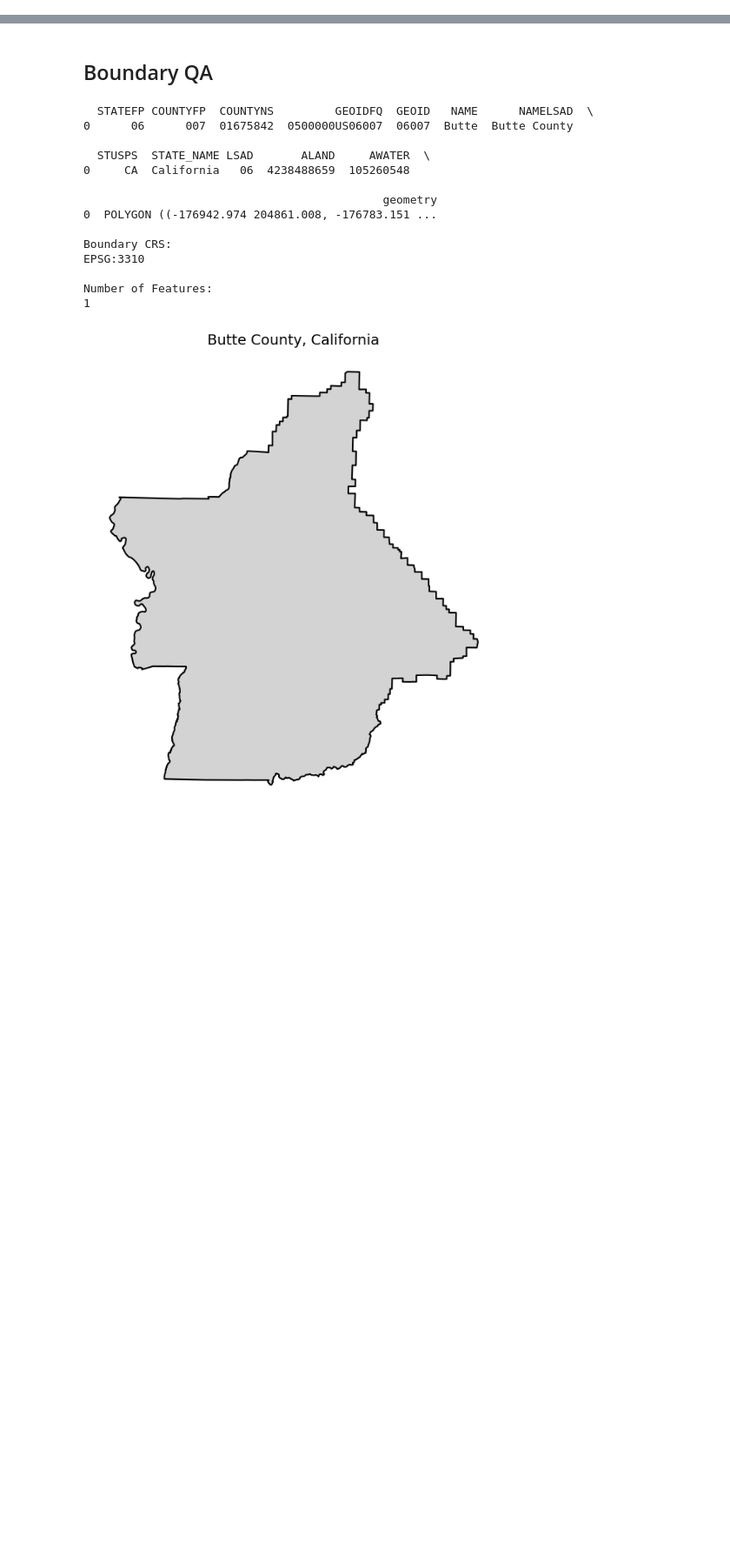
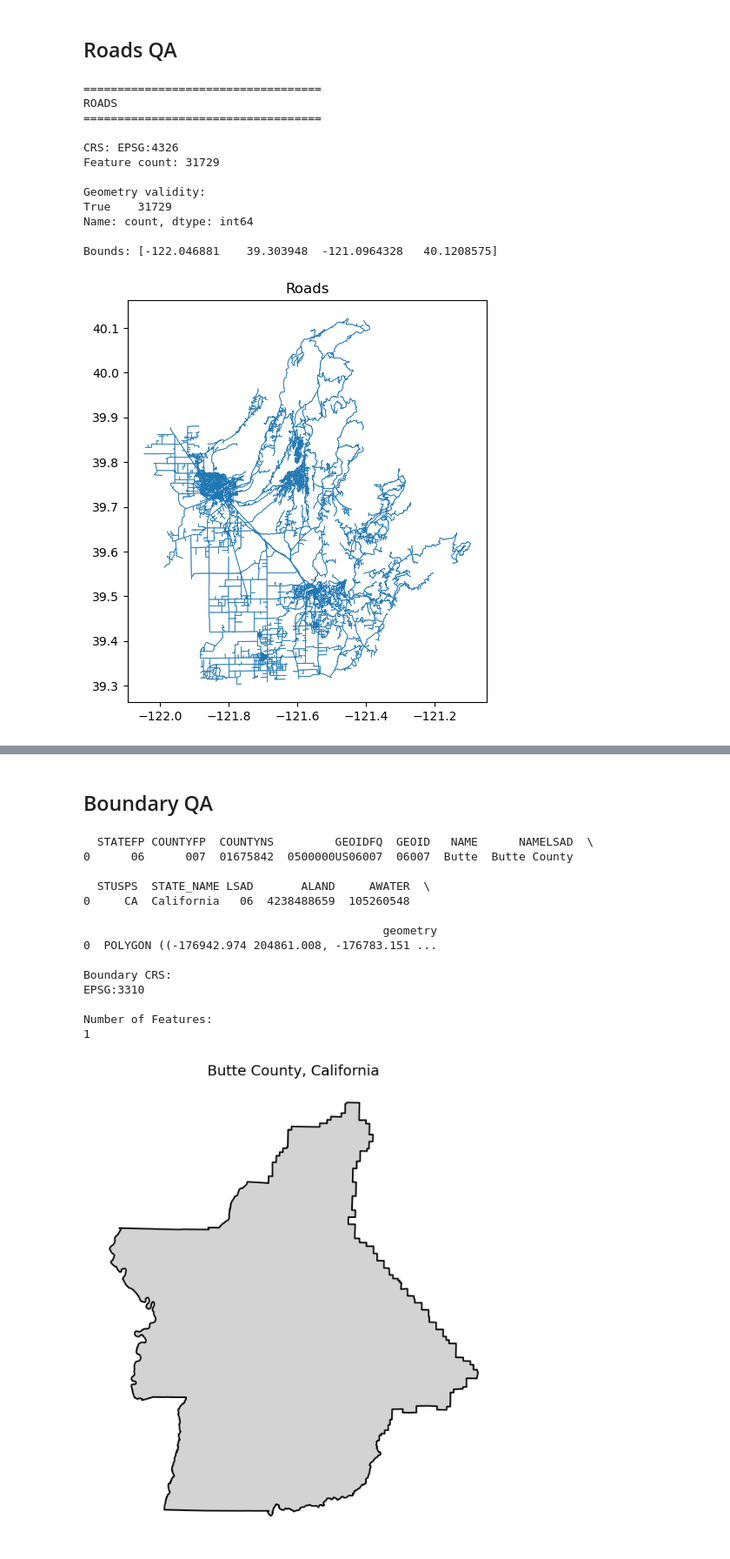
Before and after one commit to Gracey0201/wildfire-geoai-california, a Jupyter notebook: notebooks/data_quality_assessment.ipynb, the cells around one changed output, grey strips where cells are left out. Shown at 87% size. Drawn from its saved outputs; the diff is of its cells as text; code cells hidden in the pictures; blank space fills up the shorter version.

```diff
--- a/notebooks/data_quality_assessment.ipynb
+++ b/notebooks/data_quality_assessment.ipynb
@@ -4,0 +440,21 @@ import matplotlib.pyplot as plt
+# %% [markdown]
+## Roads QA
+# %%
+roads = vector_qa(
+    ROADS_PATH,
+    "Roads"
+)
+# %% [output]
+===================================
+ROADS
+===================================
+
+CRS: EPSG:4326
+Feature count: 31729
+
+Geometry validity:
+True    31729
+Name: count, dtype: int64
+
+Bounds: [-122.046881    39.303948  -121.0964328   40.1208575]
+[figure, added]
```
Also changed, not shown: parts of 19 cells of this notebook, 6 other files.
